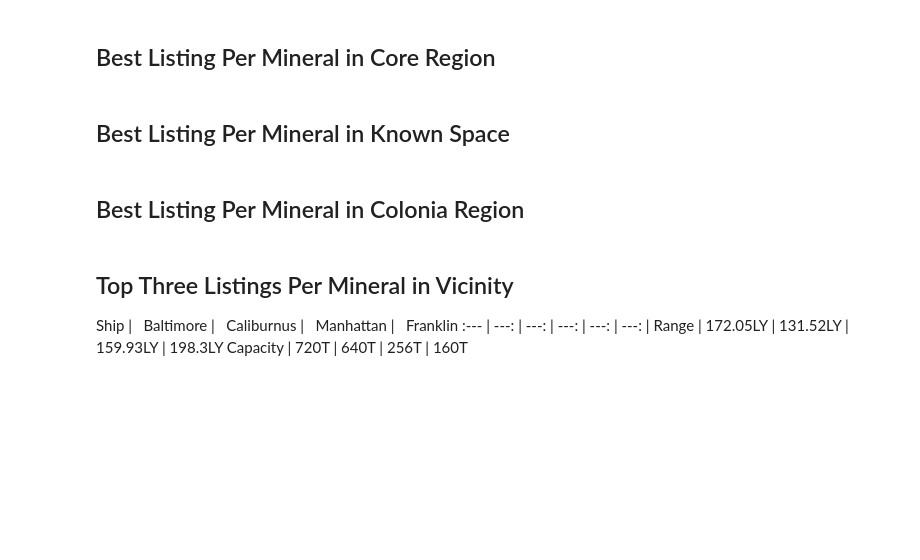
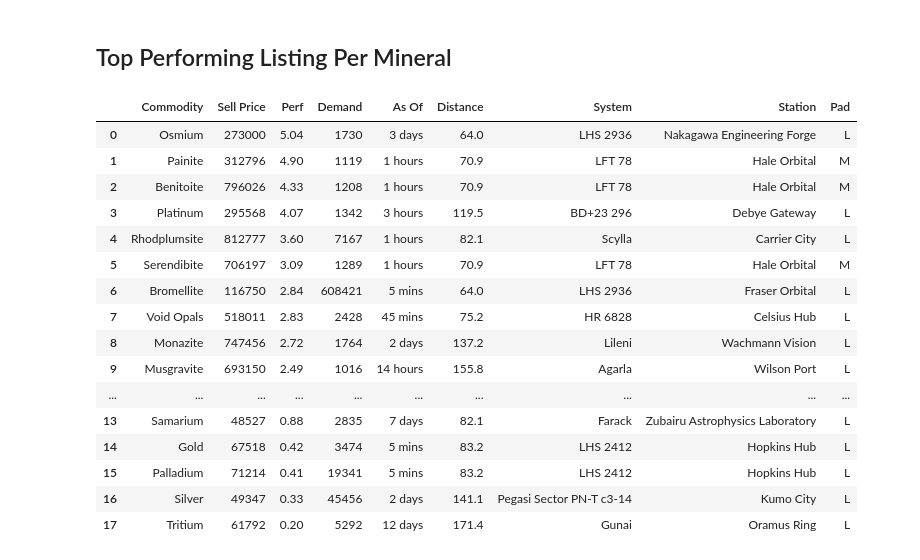
Before and after one commit to kominetz/elite-tools, a Jupyter notebook: notebooks/Daily Minerals Report.ipynb, the cells around one changed output. Saved outputs shown, nothing was run; the diff lists cells and outputs as text; code cells hidden in the pictures; blank space fills up the shorter version.

```diff
--- a/notebooks/Daily Minerals Report.ipynb
+++ b/notebooks/Daily Minerals Report.ipynb
@@ -25,2 +107,2 @@ eddb.best_rt_listings("Vindinepu", (259-38), top_count=10, by_commodity=['Void O
 # %% [markdown]
-## Best Listing Per Mineral in Core Region ##
+## Top Performing Listing Per Mineral ##
@@ -29,2 +108,0 @@ eddb.best_scoring_minerals('Sol', 250, commodity_count=1, top_count=25, min_scor
-# %% [markdown]
-## Best Listing Per Mineral in Known Space ##
@@ -33,2 +108,0 @@ eddb.best_scoring_minerals('Sol', 10000, commodity_count=1, top_count=25, min_sc
-# %% [markdown]
-## Best Listing Per Mineral in Colonia Region
@@ -37,9 +109,20 @@ eddb.best_scoring_minerals('Colonia', 250, commodity_count=1, top_count=25, min_
-# %% [markdown]
-## Top Three Listings Per Mineral in Vicinity ##
-
-Ship | &nbsp; Baltimore | &nbsp; Caliburnus | &nbsp; Manhattan | &nbsp; Franklin
-:--- | ---: | ---: | ---: | ---: | ---: |
-Range | 172.05LY | 131.52LY | 159.93LY | 198.3LY
-Capacity | 720T | 640T | 256T | 160T
 # %%
-eddb.best_scoring_minerals('CD-33 8748', 131, commodity_count=3, top_count=100, min_demand=500, min_score = 0.0)
+eddb.best_perf_minerals(ref_system, ref_radius, commodity_count=1, top_count=100, min_demand=500)
+# %% [output]
+|  | Commodity | Sell Price | Perf | Demand | As Of | Distance | System | Station | Pad |
+| 0 | Osmium | 273000 | 5.04 | 1730 | 3 days | 64.0 | LHS 2936 | Nakagawa Engineering Forge | L |
+| 1 | Painite | 312796 | 4.90 | 1119 | 1 hours | 70.9 | LFT 78 | Hale Orbital | M |
+| 2 | Benitoite | 796026 | 4.33 | 1208 | 1 hours | 70.9 | LFT 78 | Hale Orbital | M |
+| 3 | Platinum | 295568 | 4.07 | 1342 | 3 hours | 119.5 | BD+23 296 | Debye Gateway | L |
+| 4 | Rhodplumsite | 812777 | 3.60 | 7167 | 1 hours | 82.1 | Scylla | Carrier City | L |
+| 5 | Serendibite | 706197 | 3.09 | 1289 | 1 hours | 70.9 | LFT 78 | Hale Orbital | M |
+| 6 | Bromellite | 116750 | 2.84 | 608421 | 5 mins | 64.0 | LHS 2936 | Fraser Orbital | L |
+| 7 | Void Opals | 518011 | 2.83 | 2428 | 45 mins | 75.2 | HR 6828 | Celsius Hub | L |
+| 8 | Monazite | 747456 | 2.72 | 1764 | 2 days | 137.2 | Lileni | Wachmann Vision | L |
+| 9 | Musgravite | 693150 | 2.49 | 1016 | 14 hours | 155.8 | Agarla | Wilson Port | L |
+| ... | ... | ... | ... | ... | ... | ... | ... | ... | ... |
+| 13 | Samarium | 48527 | 0.88 | 2835 | 7 days | 82.1 | Farack | Zubairu Astrophysics Laboratory | L |
+| 14 | Gold | 67518 | 0.42 | 3474 | 5 mins | 83.2 | LHS 2412 | Hopkins Hub | L |
+| 15 | Palladium | 71214 | 0.41 | 19341 | 5 mins | 83.2 | LHS 2412 | Hopkins Hub | L |
+| 16 | Silver | 49347 | 0.33 | 45456 | 2 days | 141.1 | Pegasi Sector PN-T c3-14 | Kumo City | L |
+| 17 | Tritium | 61792 | 0.20 | 5292 | 12 days | 171.4 | Gunai | Oramus Ring | L |
```
Also changed, not shown: parts of 19 cells of this notebook, 3 other files.
